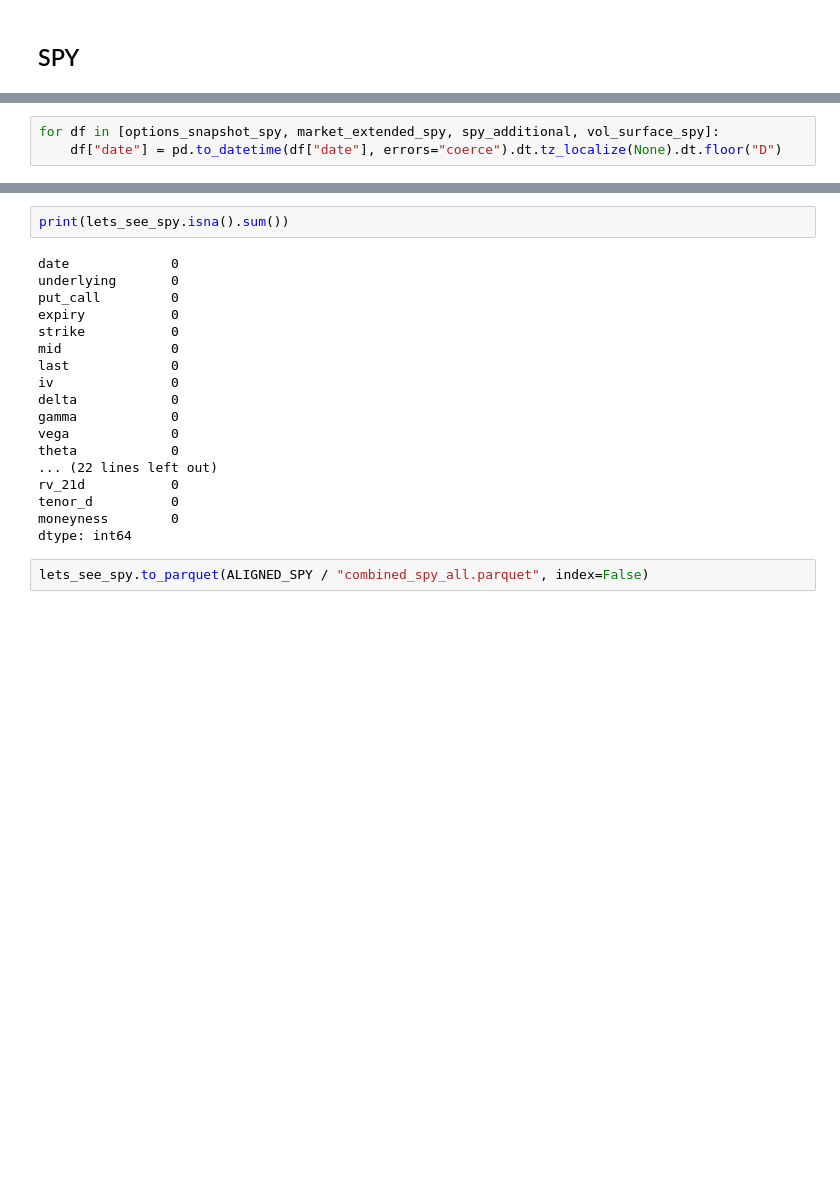
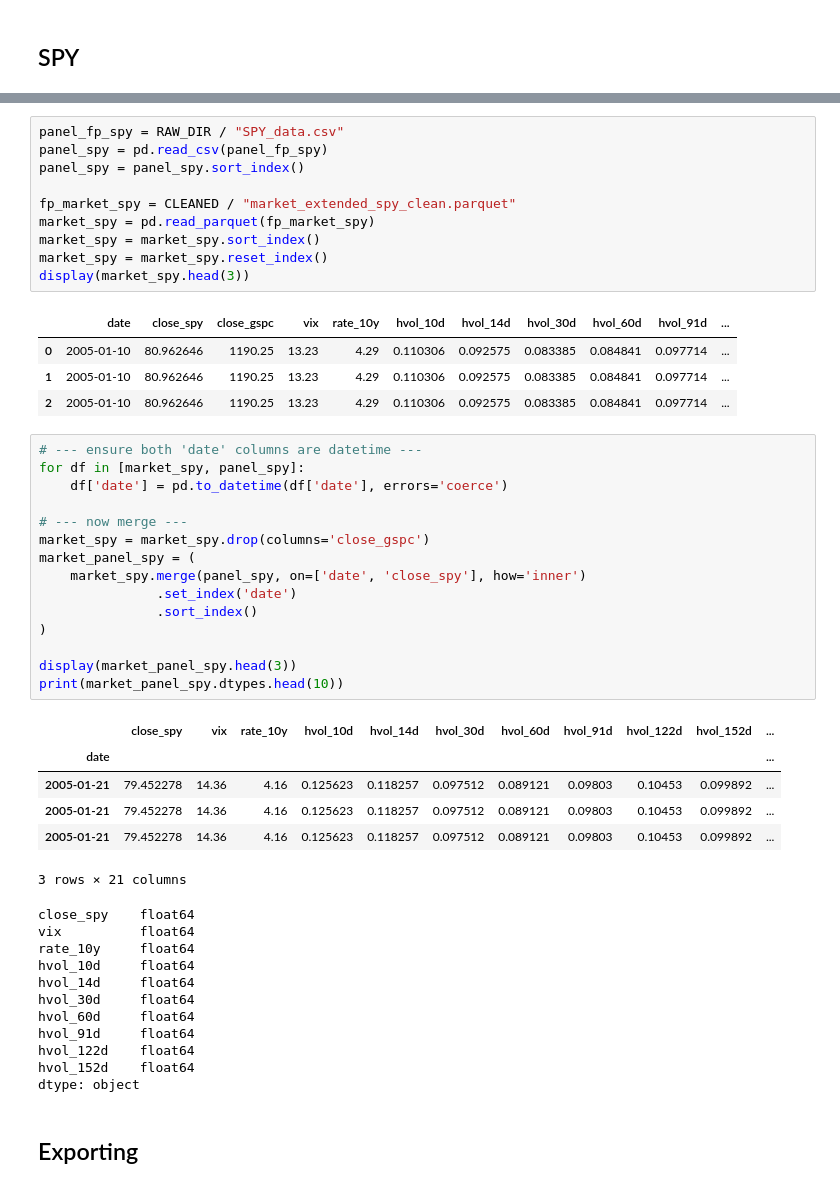
Before and after one commit to tlucius16/deep-hedging-rl, a Jupyter notebook: notebooks/01_data_exploration.ipynb, the cells around one changed output, grey strips where cells are left out. Drawn from its saved outputs; the diff is of its cells as text; blank space fills up the shorter version.

```diff
--- a/notebooks/01_data_exploration.ipynb
+++ b/notebooks/01_data_exploration.ipynb
@@ -680,3 +391,0 @@ Reading    : /Users/ya/Desktop/deep-hedging-rl/data/processed/aligned/spy/spy_ad
-# %%
-for df in [options_snapshot_spy, market_extended_spy, spy_additional, vol_surface_spy]:
-    df["date"] = pd.to_datetime(df["date"], errors="coerce").dt.tz_localize(None).dt.floor("D")
@@ -718,22 +392,50 @@ display(lets_see_spy.head(3))
-# %%
-print(lets_see_spy.isna().sum())
-# %% [output]
-date             0
-underlying       0
-put_call         0
-expiry           0
-strike           0
-mid              0
-last             0
-iv               0
-delta            0
-gamma            0
-vega             0
-theta            0
-... (22 lines left out)
-rv_21d           0
-tenor_d          0
-moneyness        0
-dtype: int64
-# %%
-lets_see_spy.to_parquet(ALIGNED_SPY / "combined_spy_all.parquet", index=False)
+# %%
+panel_fp_spy = RAW_DIR / "SPY_data.csv"
+panel_spy = pd.read_csv(panel_fp_spy)
+panel_spy = panel_spy.sort_index()
+
+fp_market_spy = CLEANED / "market_extended_spy_clean.parquet"
+market_spy = pd.read_parquet(fp_market_spy)
+market_spy = market_spy.sort_index()
+market_spy = market_spy.reset_index()
+display(market_spy.head(3))
+# %% [output]
+|  | date | close_spy | close_gspc | vix | rate_10y | hvol_10d | hvol_14d | hvol_30d | hvol_60d | hvol_91d | ... |
+| 0 | 2005-01-10 | 80.962646 | 1190.25 | 13.23 | 4.29 | 0.110306 | 0.092575 | 0.083385 | 0.084841 | 0.097714 | ... |
+| 1 | 2005-01-10 | 80.962646 | 1190.25 | 13.23 | 4.29 | 0.110306 | 0.092575 | 0.083385 | 0.084841 | 0.097714 | ... |
+| 2 | 2005-01-10 | 80.962646 | 1190.25 | 13.23 | 4.29 | 0.110306 | 0.092575 | 0.083385 | 0.084841 | 0.097714 | ... |
+# %%
+# --- ensure both 'date' columns are datetime ---
+for df in [market_spy, panel_spy]:
+    df['date'] = pd.to_datetime(df['date'], errors='coerce')
+
+# --- now merge ---
+market_spy = market_spy.drop(columns='close_gspc')
+market_panel_spy = (
+    market_spy.merge(panel_spy, on=['date', 'close_spy'], how='inner')
+               .set_index('date')
+               .sort_index()
+)
+
+display(market_panel_spy.head(3))
+print(market_panel_spy.dtypes.head(10))
+# %% [output]
+|  | close_spy | vix | rate_10y | hvol_10d | hvol_14d | hvol_30d | hvol_60d | hvol_91d | hvol_122d | hvol_152d | ... |
+| date |  |  |  |  |  |  |  |  |  |  | ... |
+| 2005-01-21 | 79.452278 | 14.36 | 4.16 | 0.125623 | 0.118257 | 0.097512 | 0.089121 | 0.09803 | 0.10453 | 0.099892 | ... |
+| 2005-01-21 | 79.452278 | 14.36 | 4.16 | 0.125623 | 0.118257 | 0.097512 | 0.089121 | 0.09803 | 0.10453 | 0.099892 | ... |
+| 2005-01-21 | 79.452278 | 14.36 | 4.16 | 0.125623 | 0.118257 | 0.097512 | 0.089121 | 0.09803 | 0.10453 | 0.099892 | ... |
+3 rows × 21 columns
+close_spy    float64
+vix          float64
+rate_10y     float64
+hvol_10d     float64
+hvol_14d     float64
+hvol_30d     float64
+hvol_60d     float64
+hvol_91d     float64
+hvol_122d    float64
+hvol_152d    float64
+dtype: object
+# %% [markdown]
+## Exporting
```
Also changed, not shown: parts of 43 cells of this notebook, 20 other files.
